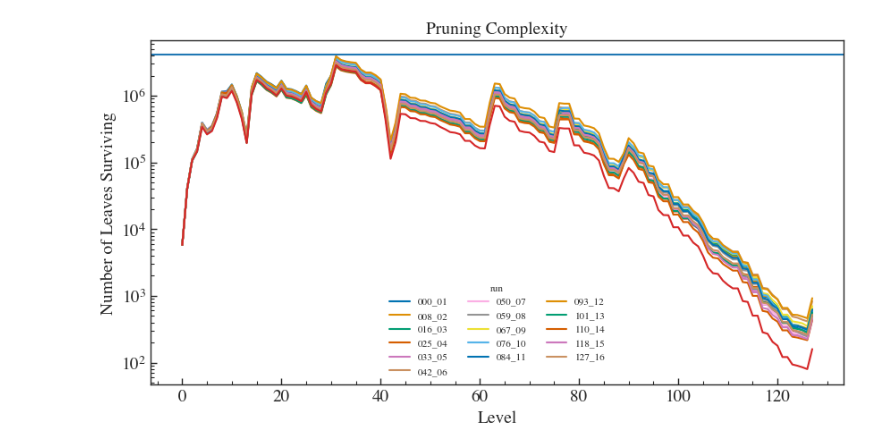
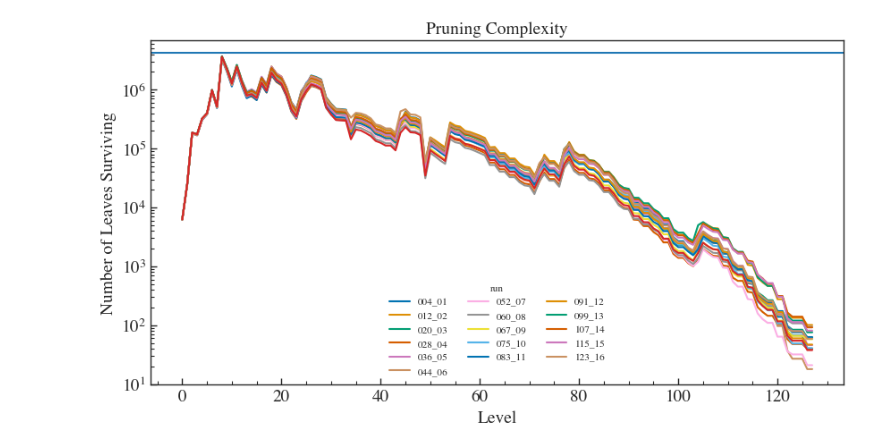
Before and after one commit to pravirkr/loki, a Jupyter notebook: notebooks/loki_ep_jerk.ipynb, the cells around one changed output. Drawn from its saved outputs; the diff is of its cells as text; code cells hidden in the pictures.

```diff
--- a/notebooks/loki_ep_jerk.ipynb
+++ b/notebooks/loki_ep_jerk.ipynb
@@ -34,7 +34,7 @@ tobs = 2147.483648
 # %%
 eta = 1
 nbins = 64
-p = ParamLimits.from_upper([jerk, accel, cfg.freq], (-2.0 * jerk, jerk * 2.0), cfg.tobs)
+p = ParamLimits.from_upper((142.0, 144.0), [jerk, accel], (-2.5, 2.5), cfg.tobs)
 print(f"Param limits: {p.limits}")
 bseg_brute = cfg.nsamps // 8192
 bseg_ffa = cfg.nsamps // 128
@@ -48,11 +48,11 @@ search_cfg = PulsarSearchConfig(
     bseg_ffa=bseg_ffa,
     prune_poly_order=3,
     nthreads=4,
-    ducy_max=0.2,
-    wtsp=1.1,
+    ducy_max=0.5,
+    wtsp=1.2,
     use_fourier=True,
 )
-plan = FFAPlanFourier(search_cfg)
+plan = FFAPlanBase(search_cfg)
 branching_pattern = plan.get_branching_pattern()
 branching_pattern
 # %% [output]
@@ -79,26 +79,26 @@ array([8.        , 3.        , 2.        , 3.        , 1.        ,
 # %%
-thresholds = np.array([2.2, 2.2, 2.5, 2.5, 2.6, 3.1, 3. , 3.1, 3.4, 3.2, 3.4, 3.6, 3.9,
-       4. , 3.9, 3.8, 3.8, 3.7, 3.7, 4.2, 4.2, 3.9, 3.9, 3.9, 4.4, 4.5,
-       4.4, 4.3, 4.2, 4.2, 4.1, 4.2, 4.1, 4. , 3.9, 4.2, 4.2, 3.8, 4.1,
-       4.2, 4.7, 5.1, 5.2, 5.1, 4.9, 5. , 4.8, 4.9, 4.7, 4.8, 4.7, 4.8,
-       4.8, 4.8, 4.7, 4.7, 4.9, 4.6, 4.9, 4.9, 4.7, 5. , 4.9, 4.8, 5.1,
-       5.1, 5. , 5.2, 5.1, 5. , 5.1, 5.2, 5.1, 5.3, 5.2, 5.3, 5.3, 5. ,
-       5.5, 5.3, 5.5, 5.4, 5.4, 5.5, 5.7, 5.8, 5.6, 5.7, 5.8, 5.7, 5.8,
-       5.9, 5.8, 6. , 5.9, 6.1, 6.1, 5.9, 6.2, 5.9, 6.2, 5.8, 6.2, 6.2,
-       6.3, 6.4, 6.4, 6.3, 6.4, 6.4, 6.4, 6. , 6.5, 6.4, 6.6, 6.3, 6.7,
-       6.6, 6.7, 6.7, 6.8, 6.4, 6.8, 6.7, 6.7, 6.7, 6.3])
+thresholds = np.array([1.9, 2.3, 2.2, 2.3, 2.4, 2.5, 2.9, 2.9, 3.1, 3.3, 3.4, 3.6, 3.7,
+       3.9, 4. , 4.1, 4.1, 4.2, 4.2, 4.1, 4.3, 4.5, 4.5, 4.6, 4.7, 4.5,
+       4.4, 4.4, 4.8, 4.8, 4.8, 4.5, 4.4, 5.1, 5.1, 4.9, 4.9, 4.9, 5. ,
+       4.9, 4.9, 4.6, 4.9, 4.8, 4.9, 5. , 4.8, 4.9, 5.6, 5.5, 5.5, 5.5,
+       5.5, 5.5, 5.5, 5.4, 5.5, 5.4, 5.4, 5.4, 5.4, 5.6, 4.9, 5.6, 5.2,
+       5.6, 4.9, 5.6, 5.6, 5.5, 5.7, 5.8, 5.2, 5.8, 5.1, 5.8, 5.8, 5.3,
+       5.9, 5.9, 5.4, 5.9, 5.8, 5.9, 6. , 5.3, 6. , 6.1, 6.1, 6. , 6.2,
+       6. , 6.2, 6. , 6.2, 6.2, 6.3, 5.9, 6.4, 6.4, 5.8, 6.4, 6.4, 6.4,
+       6.5, 6.5, 6.5, 6.4, 6.6, 6.5, 6.7, 6.7, 6.1, 6.8, 6.7, 6.9, 6.9,
+       6.9, 6.3, 7. , 6.5, 7.1, 7.1, 6.4, 6.6, 7.1, 6.4])
 thresh_state = thresholding.evaluate_scheme(
     thresholds,
     branching_pattern,
     ref_ducy=0.1,
     nbins=64,
     ntrials=1024,
-    snr_final=9.0,
-    ducy_max=0.2,
-    wtsp=1.5,
+    snr_final=10.0,
+    ducy_max=0.5,
+    wtsp=1.2,
 )
+nparam_vol = plan.ncoords[-1]
 x = np.arange(1, len(branching_pattern) + 1)
-nparam_vol = plan.ncoords[-1]
 plt.semilogy(
     x,
     np.array(thresh_state.get_info("complexity")) * nparam_vol,
@@ -190,15 +183,10 @@ plt.show()
 # %%
 pstats = PruningStatsPlotter.load(result_file)
 fig = pstats.plot_level_stats(run_id=None)
 x = np.arange(0, len(branching_pattern) + 1)
 ax_list = fig.axes
-ax_list[0].plot(
-    x,
-    np.concatenate(([1], thresh_state.get_info("complexity"))) * nparam_vol,
-    label="Expected",
-    c="tab:red",
-)
+ax_list[0].plot(x, np.concatenate(([1], thresh_state.get_info("complexity"))) * nparam_vol, label="Expected", c="tab:red")
 ax_list[0].axhline(2**22, label="RAM limit", c="tab:blue")
 plt.show()
 # %% [output]
-[figure, old version]
+[figure, new version]
```
Also changed, not shown: parts of 9 cells of this notebook, 3 other files.
